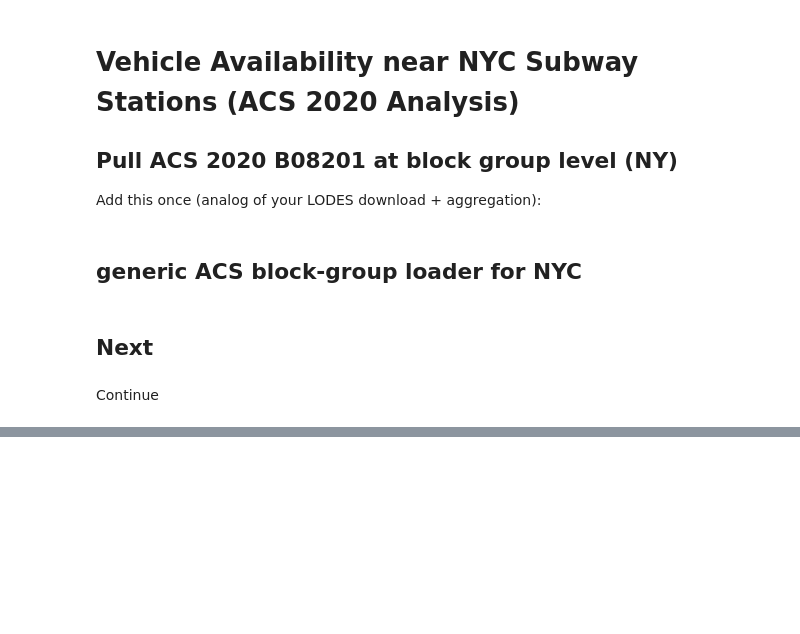
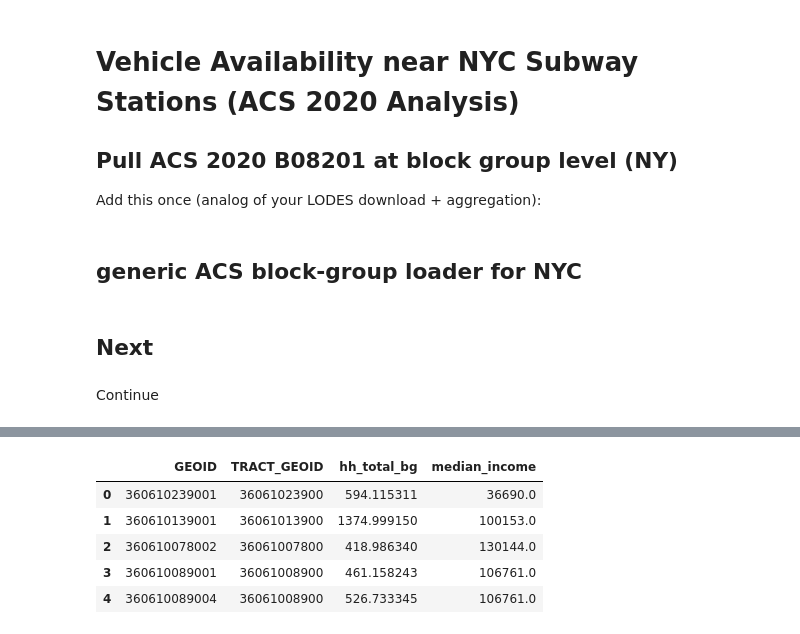
Before and after one commit to hawa1983/Capstone, a Jupyter notebook: ibx_capstone.ipynb, the cells around one changed output, grey strips where cells are left out. Drawn from its saved outputs; the diff is of its cells as text; code cells hidden in the pictures; blank space fills up the shorter version.

```diff
--- a/ibx_capstone.ipynb
+++ b/ibx_capstone.ipynb
@@ -1325,0 +1330,24 @@ veh_catch.head()
+# %%
+import numpy as np
+
+# Median household income: ACS table B19013
+income_vars = ["B19013_001E"]
+
+income_tract_raw = load_acs_tracts_nyc(
+    api_key=API_KEY,
+    variables=income_vars,
+    year=2020,
+    state_fips="36",
+    nyc_county_fips=nyc_county_fips
+)
+
+income_tract = income_tract_raw[["TRACT_GEOID", "B19013_001E"]].copy()
+income_tract = income_tract.rename(
+    columns={"B19013_001E": "median_income"}
+)
+
+# CLEAN: treat negative sentinel values as missing
+income_tract.loc[income_tract["median_income"] < 0, "median_income"] = np.nan
+
+print(income_tract.head())
+print(income_tract["median_income"].describe())
@@ -1325,0 +1374,24 @@ veh_catch.head()
+# %%
+# block_groups_proj_with_veh already has TRACT_GEOID from the disaggregation step,
+# but just in case:
+if "TRACT_GEOID" not in block_groups_proj_with_veh.columns:
+    block_groups_proj_with_veh["TRACT_GEOID"] = (
+        block_groups_proj_with_veh["STATEFP"]
+        + block_groups_proj_with_veh["COUNTYFP"]
+        + block_groups_proj_with_veh["TRACTCE"]
+    )
+
+block_groups_income = block_groups_proj_with_veh.merge(
+    income_tract,
+    on="TRACT_GEOID",
+    how="left"
+)
+
+block_groups_income[["GEOID", "TRACT_GEOID", "hh_total_bg", "median_income"]].head()
+# %% [output]
+|  | GEOID | TRACT_GEOID | hh_total_bg | median_income |
+| 0 | 360610239001 | 36061023900 | 594.115311 | 36690.0 |
+| 1 | 360610139001 | 36061013900 | 1374.999150 | 100153.0 |
+| 2 | 360610078002 | 36061007800 | 418.986340 | 130144.0 |
+| 3 | 360610089001 | 36061008900 | 461.158243 | 106761.0 |
+| 4 | 360610089004 | 36061008900 | 526.733345 | 106761.0 |
```
Also changed, not shown: parts of 23 cells of this notebook.
